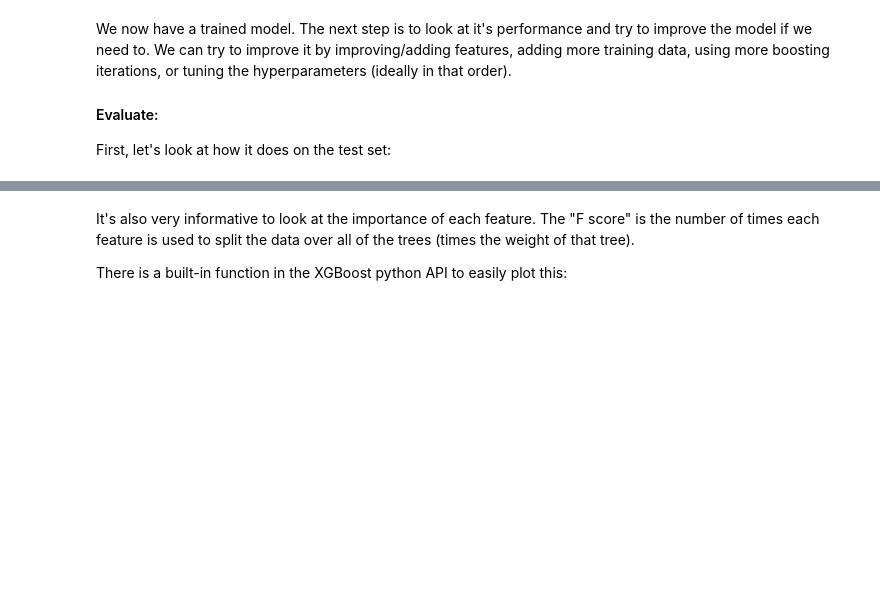
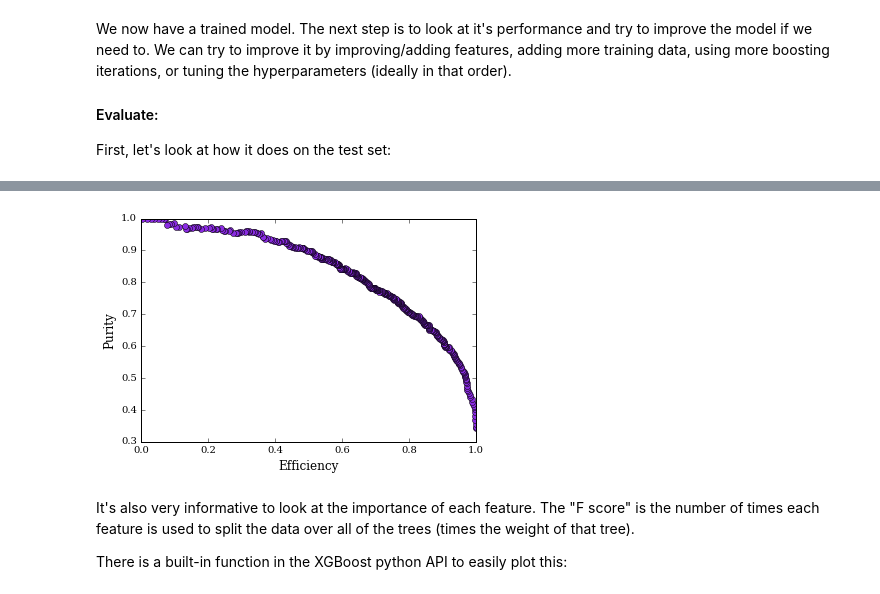
Before and after one commit to k-woodruff/bdt-tutorial, a Jupyter notebook: bdt_tutorial.ipynb, the cells around one changed output, grey strips where cells are left out. Saved outputs shown, nothing was run; the diff lists cells and outputs as text; code cells hidden in the pictures; blank space fills up the shorter version.

```diff
--- a/bdt_tutorial.ipynb
+++ b/bdt_tutorial.ipynb
@@ -209,3 +218,21 @@ plt.legend(frameon=False);
+# %%
+# choose score cuts:
+cuts = np.linspace(0,1,500);
+nsignal = np.zeros(len(cuts));
+nbackground = np.zeros(len(cuts));
+for i,cut in enumerate(cuts):
+    nsignal[i] = len(np.where(predictions[test.get_label().astype(bool)] > cut)[0]);
+    nbackground[i] = len(np.where(predictions[~(test.get_label().astype(bool))] > cut)[0]);
+
+# plot efficiency vs. purity (ROC curve)
+plt.figure();
+plt.plot(nsignal/len(data_test[data_test.Label == 's']),nsignal/(nsignal + nbackground),'o-',color='blueviolet');
+# make the plot readable
+plt.xlabel('Efficiency',fontsize=12);
+plt.ylabel('Purity',fontsize=12);
+plt.legend(frameon=False);
+# %% [output]
+[figure, added]
 # %% [markdown]
 It's also very informative to look at the importance of each feature. The "F score" is the number of times each feature is used to split the data over all of the trees (times the weight of that tree).
 
```
Also changed, not shown: parts of 8 cells of this notebook.
